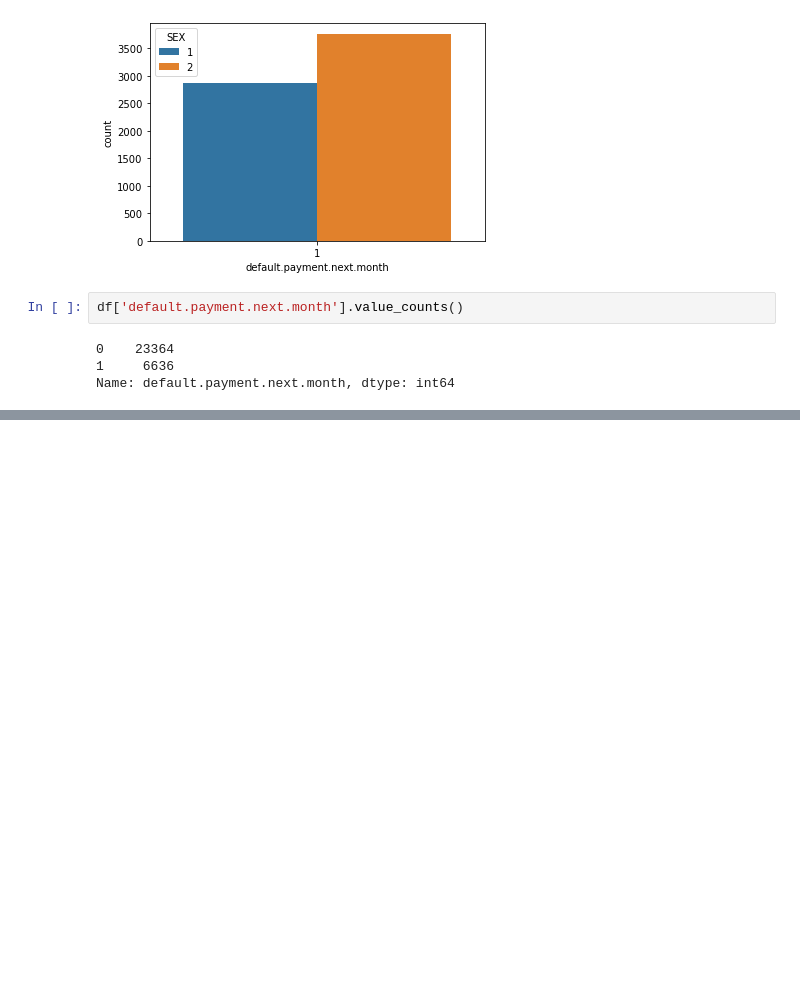
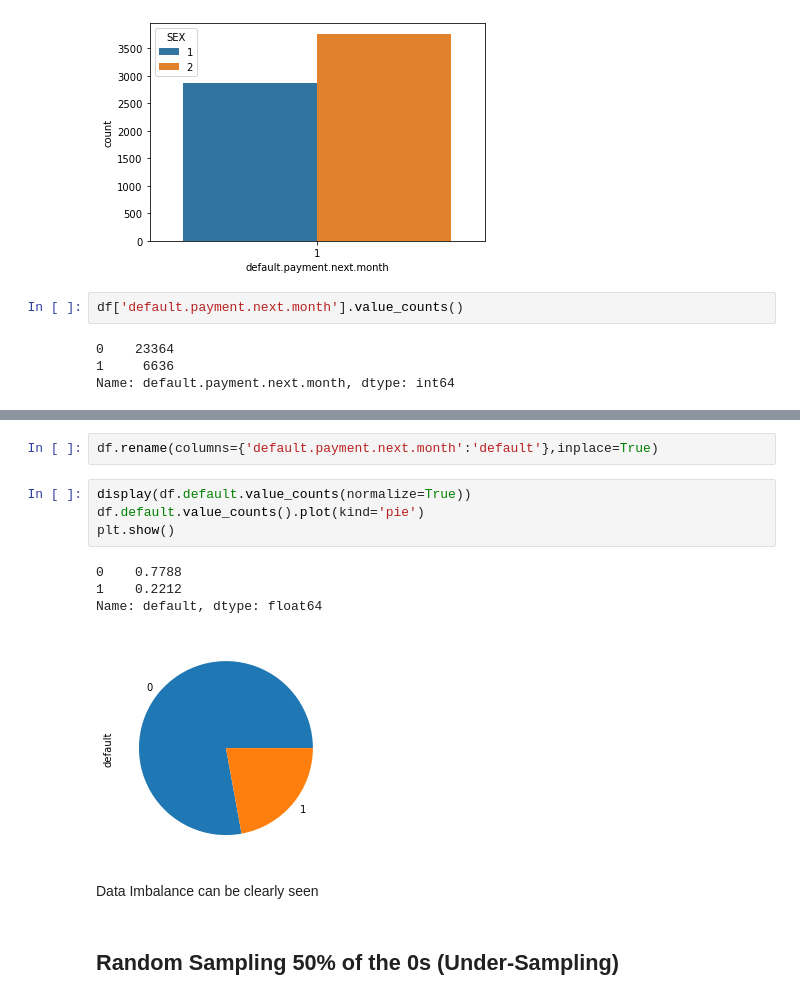
Before and after one commit to Syed-Azeemuddin/Credit_Card_Default_Prediction, a Jupyter notebook: cc_default.ipynb, the cells around one changed output, grey strips where cells are left out. Saved outputs shown, nothing was run; the diff lists cells and outputs as text; blank space fills up the shorter version.

```diff
--- a/cc_default.ipynb
+++ b/cc_default.ipynb
@@ -131,0 +146,15 @@ dtype: int64
+# %%
+df.rename(columns={'default.payment.next.month':'default'},inplace=True)
+# %%
+display(df.default.value_counts(normalize=True))
+df.default.value_counts().plot(kind='pie')
+plt.show()
+# %% [output]
+0    0.7788
+1    0.2212
+Name: default, dtype: float64
+[figure, added]
+# %% [markdown]
+Data Imbalance can be clearly seen
+# %% [markdown]
+## Random Sampling 50% of the 0s (Under-Sampling)
```
Also changed, not shown: parts of 18 cells of this notebook, 21 other files.
